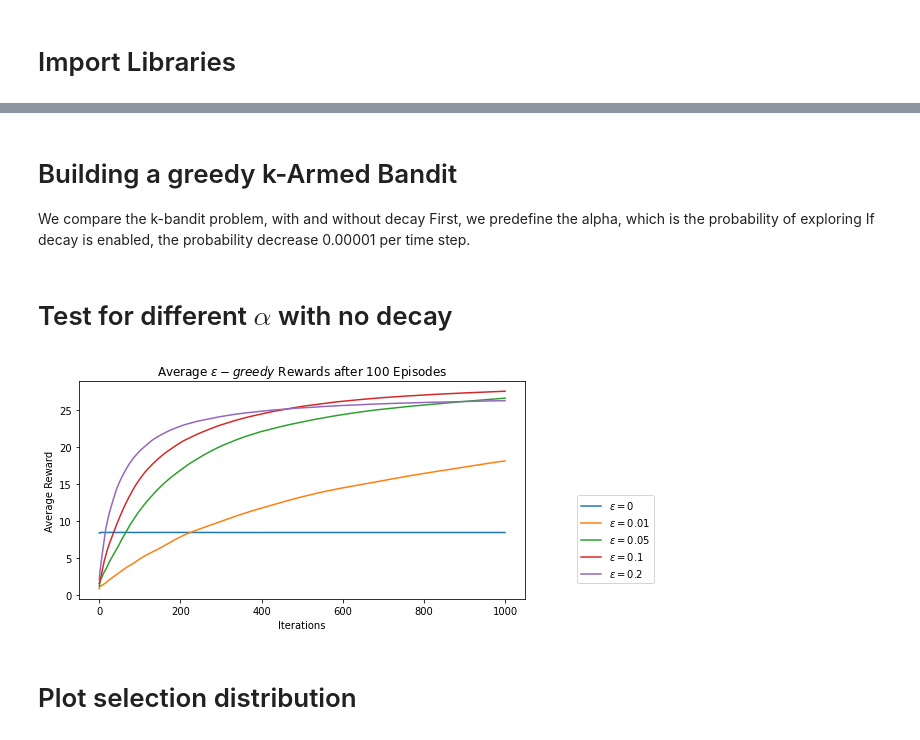
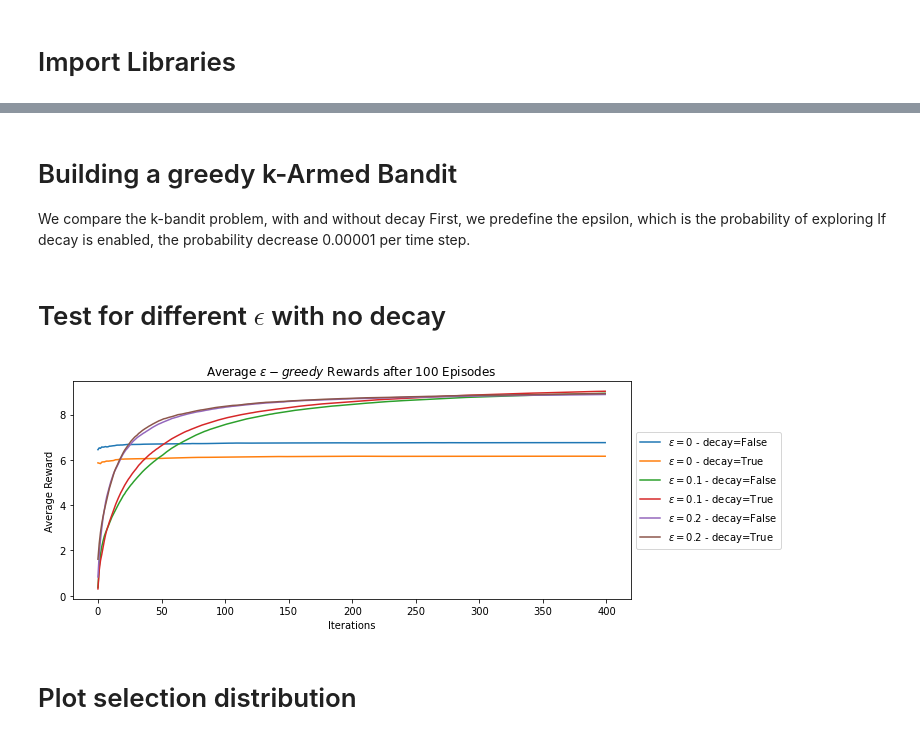
Before and after one commit to featherineaugustus/Reinforcement-Learning---k-Armed-Bandit, a Jupyter notebook: Multi-Arm Bandits.ipynb, the cells around one changed output, grey strips where cells are left out. Drawn from its saved outputs; the diff is of its cells as text; code cells hidden in the pictures.

```diff
--- a/Multi-Arm Bandits.ipynb
+++ b/Multi-Arm Bandits.ipynb
@@ -63,7 +77,7 @@ plt.show()
 # Building a greedy k-Armed Bandit
 
 We compare the k-bandit problem, with and without decay
-First, we predefine the alpha, which is the probability of exploring
+First, we predefine the epsilon, which is the probability of exploring
 If decay is enabled, the probability decrease 0.00001 per time step.
 # %%
 class eps_bandit:
@@ -101,18 +115,17 @@ class eps_bandit:
             self.mu = np.array(mu)
 
         elif mu == 'random':
-            # Draw means from probability distribution
             np.random.seed(42)
-            self.mu = np.random.normal(0, 10, k)
+            self.mu = reward_1
 
         elif mu == 'sequence':
-            # Increase the mean for each arm by one
-            self.mu = np.linspace(0, k-1, k)/np.sum(np.linspace(0, k-1, k))
+            self.mu = reward_2
 
         elif mu == 'gaussian':
-            # Increase the mean for each arm by one
-            self.mu = np.array([2**x for x in range(int(np.ceil(k/2)))] +
-                               [2**x for x in range(int(np.floor(k/2)))][::-1])
+            self.mu = reward_3
+
+        elif mu == 'sin':
+            self.mu = reward_4
 
 
     def pull(self):
@@ -156,53 +169,60 @@ class eps_bandit:
         self.reward = np.zeros(iters)
         self.k_reward = np.zeros(k)
 # %% [markdown]
-# Test for different $\alpha$ with no decay
+# Test for different $\epsilon$ with no decay
 # %%
-iters = 1000
+iters = 400
 
 eps_reward_list = []
 eps_selection_list = []
 
 episodes = 100
-alpha_list = [0, 0.01, 0.05, 0.1, 0.2]
+epsilon_list = [0, 0.1, 0.2]
+decay_list = [False, True]
 
-plt.figure(figsize=(8,4))
+plt.figure(figsize=(10,4))
+
+max_reward = []
 
 # Run experiments
-for alpha in tqdm(alpha_list):
+for epsilon in tqdm(epsilon_list):
+    for decay in decay_list:
+        eps_rewards = np.zeros(iters)
+        eps_selection = np.zeros(k)
 
-    eps_rewards = np.zeros(iters)
-    eps_selection = np.zeros(k)
+        for i in range(episodes):
+            # Initialize bandits
+            eps = eps_bandit(k, epsilon, iters,
+                             #mu='random',
+                             #mu='sequence',
+                             #mu='gaussian',
+                             mu='sin',
+                             decay=decay,
+                            )
 
-    for i in range(episodes):
-        # Initialize bandits
-        eps = eps_bandit(k, alpha, iters,
-                         #mu='random',
-                         #mu='sequence',
-                         mu='gaussian',
-                        )
+            # Run experiments
+            eps.run()
 
-        # Run experiments
-        eps.run()
+            # Update long-term averages
+            eps_rewards = eps_rewards + (eps.reward - eps_rewards)/(i + 1)
 
-        # Update long-term averages
-        eps_rewards = eps_rewards + (eps.reward - eps_rewards)/(i + 1)
+            # Average actions per episode
+            eps_selection = eps_selection + (eps.k_n - eps_selection)/(i + 1)
 
-        # Average actions per episode
-        eps_selection = eps_selection + (eps.k_n - eps_selection)/(i + 1)
+        max_reward.append(np.max(eps_rewards))
 
-    plt.plot(eps_rewards, label=("$\epsilon=$" + str(alpha)))
+        plt.plot(eps_rewards, label=("$\epsilon=$" + str(epsilon) + ' - decay=' + str(decay)))
 
-    eps_reward_list.append(eps_rewards)
-    eps_selection_list.append(eps_selection)
+        eps_reward_list.append(eps_rewards)
+        eps_selection_list.append(eps_selection)
 
-plt.legend(bbox_to_anchor=(1.3, 0.5))
+plt.legend(loc='center left', bbox_to_anchor=(1, 0.5))
 plt.xlabel("Iterations")
 plt.ylabel("Average Reward")
 plt.title("Average $\epsilon-greedy$ Rewards after " + str(episodes) + " Episodes")
 plt.show()
 # %% [output]
-[figure, old version]
+[figure, new version]
 # %% [markdown]
 # Plot selection distribution
 # %%
```
Also changed, not shown: parts of 12 cells of this notebook.
